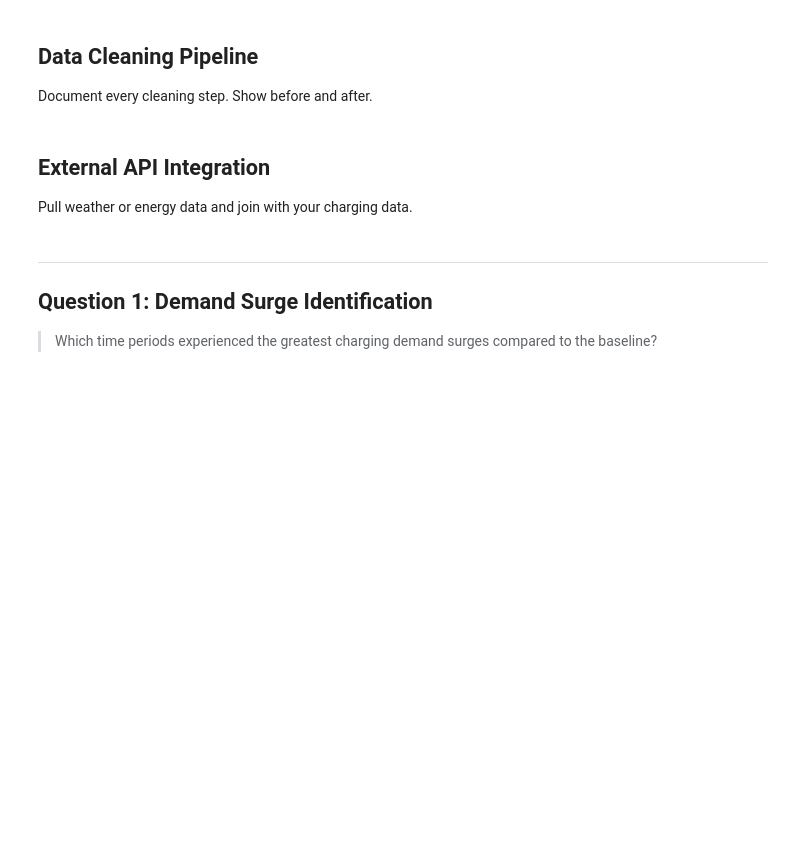
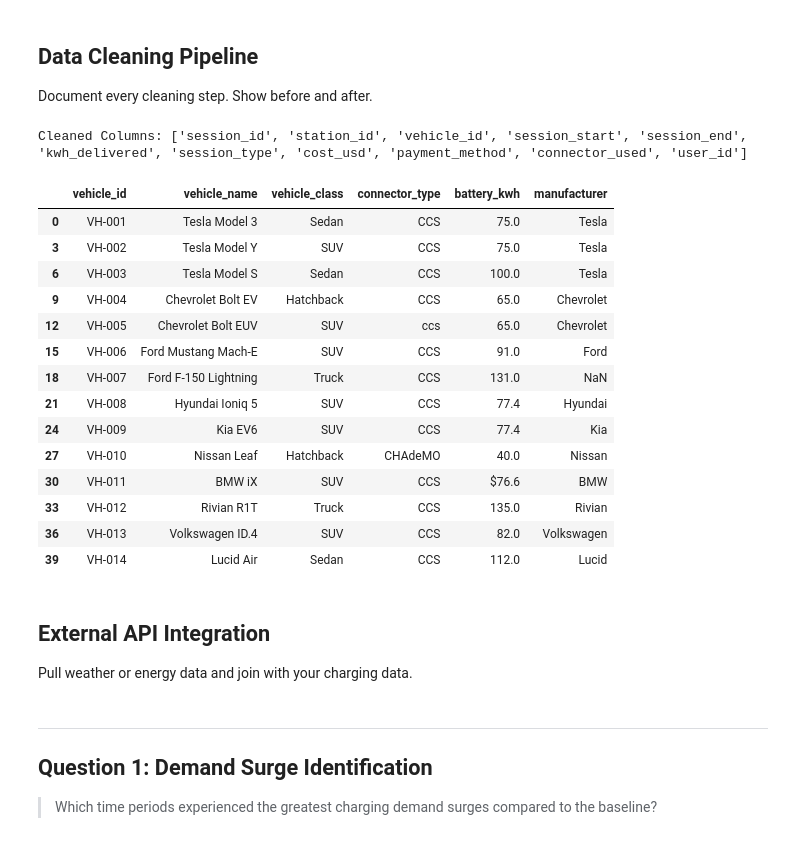
Before and after one commit to natekim416/DS2002-Kim, a Jupyter notebook: capstone/capstone-project.ipynb, the cells around one changed output. Saved outputs shown, nothing was run; the diff lists cells and outputs as text; code cells hidden in the pictures; blank space fills up the shorter version.

```diff
--- a/capstone/capstone-project.ipynb
+++ b/capstone/capstone-project.ipynb
@@ -100,7 +148,51 @@ Inspect each dataset before cleaning.
 
 Document every cleaning step. Show before and after.
 # %%
-# Your cleaning code here
+# 0. Fix whitespace in all DataFrame columns first
+for df_obj in [sessions, stations, vehicles, operators, demand, grid]:
+    df_obj.columns = df_obj.columns.str.strip()
+
+# 1. Clean Vehicles: standardize strings to fill missing battery_kwh
+vehicles['vehicle_name_clean'] = vehicles['vehicle_name'].str.lower().str.strip()
+vehicles['vehicle_class_clean'] = vehicles['vehicle_class'].str.lower().str.strip()
+
+# Fix connector_type: replace 'css' with 'CCS'
+vehicles['connector_type'] = vehicles['connector_type'].str.replace('css', 'CCS', case=False)
+
+# create a reference map for battery capacity
+cap_map = vehicles.dropna(subset=['battery_kwh']).set_index(['vehicle_name_clean', 'vehicle_class_clean'])['battery_kwh'].to_dict()
+
+# fill missing values using the map
+def fill_kwh(row):
+    if pd.isna(row['battery_kwh']) or row['battery_kwh'] == '':
+        return cap_map.get((row['vehicle_name_clean'], row['vehicle_class_clean']))
+    return row['battery_kwh']
+
+vehicles['battery_kwh'] = vehicles.apply(fill_kwh, axis=1)
+
+# filter to only standard IDs (VH-###)
+vehicles_cleaned = vehicles[vehicles['vehicle_id'].str.contains('^VH-', na=False)].copy()
+vehicles_cleaned.drop(columns=['vehicle_name_clean', 'vehicle_class_clean'], inplace=True)
+
+print("Cleaned Columns:", sessions.columns.tolist())
+display(vehicles_cleaned.head(30))
+# %% [output]
+Cleaned Columns: ['session_id', 'station_id', 'vehicle_id', 'session_start', 'session_end', 'kwh_delivered', 'session_type', 'cost_usd', 'payment_method', 'connector_used', 'user_id']
+|  | vehicle_id | vehicle_name | vehicle_class | connector_type | battery_kwh | manufacturer |
+| 0 | VH-001 | Tesla Model 3 | Sedan | CCS | 75.0 | Tesla |
+| 3 | VH-002 | Tesla Model Y | SUV | CCS | 75.0 | Tesla |
+| 6 | VH-003 | Tesla Model S | Sedan | CCS | 100.0 | Tesla |
+| 9 | VH-004 | Chevrolet Bolt EV | Hatchback | CCS | 65.0 | Chevrolet |
+| 12 | VH-005 | Chevrolet Bolt EUV | SUV | ccs | 65.0 | Chevrolet |
+| 15 | VH-006 | Ford Mustang Mach-E | SUV | CCS | 91.0 | Ford |
+| 18 | VH-007 | Ford F-150 Lightning | Truck | CCS | 131.0 | NaN |
+| 21 | VH-008 | Hyundai Ioniq 5 | SUV | CCS | 77.4 | Hyundai |
+| 24 | VH-009 | Kia EV6 | SUV | CCS | 77.4 | Kia |
+| 27 | VH-010 | Nissan Leaf | Hatchback | CHAdeMO | 40.0 | Nissan |
+| 30 | VH-011 | BMW iX | SUV | CCS | $76.6 | BMW |
+| 33 | VH-012 | Rivian R1T | Truck | CCS | 135.0 | Rivian |
+| 36 | VH-013 | Volkswagen ID.4 | SUV | CCS | 82.0 | Volkswagen |
+| 39 | VH-014 | Lucid Air | Sedan | CCS | 112.0 | Lucid |
 # %% [markdown]
 ## External API Integration
 
```
Also changed, not shown: parts of 2 cells of this notebook.
